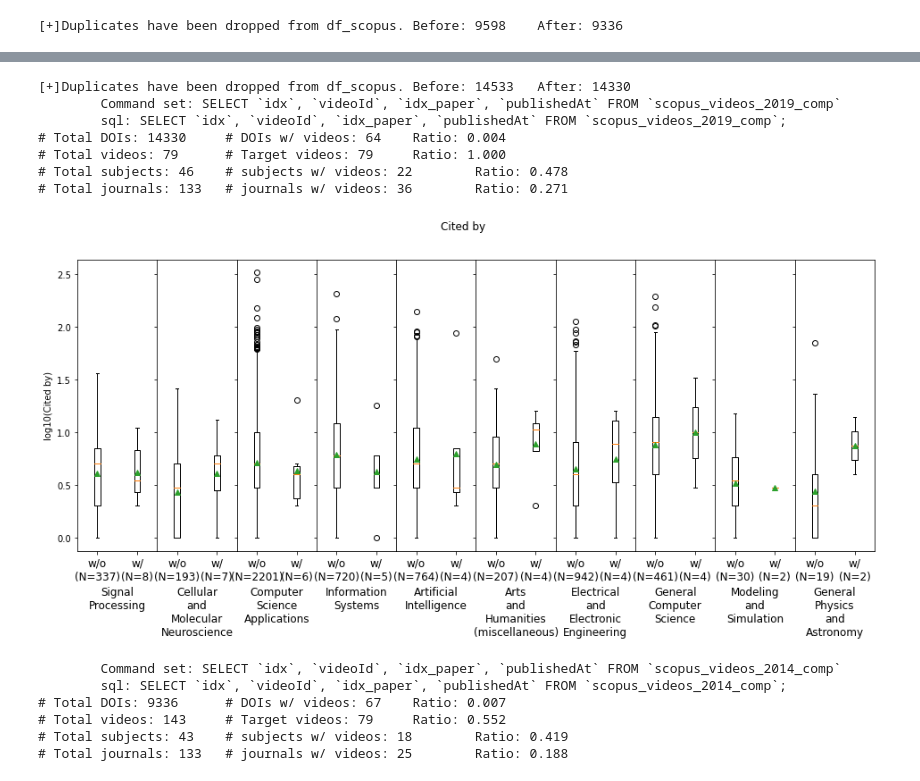
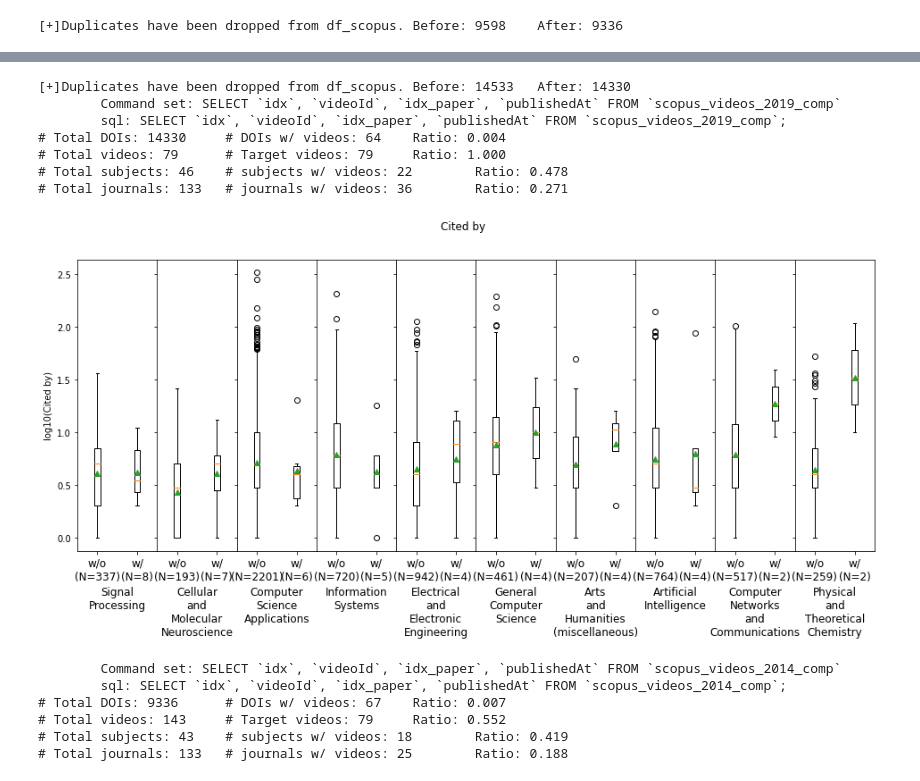
Before and after one commit to Hweemyoung/mastersdegree, a Jupyter notebook: ytcrawl/customs/201130 Boxplot by scopus sub-subjects.ipynb, the cells around one changed output, grey strips where cells are left out. Cells and saved outputs as stored; diff of their text form; code cells hidden in the pictures.

```diff
--- a/ytcrawl/customs/201130 Boxplot by scopus sub-subjects.ipynb
+++ b/ytcrawl/customs/201130 Boxplot by scopus sub-subjects.ipynb
@@ -28,17 +28,17 @@ scopus_2014_comp.plot_box_by_journals()
 # %%
-df1 = pd.read_csv("/home/hweem/git/mastersdegree/ytcrawl/customs/scopus/scopus_math+comp_top5perc_1901-1906.csv")
-df1_sources = pd.read_csv("scopus/source_math+comp,2018.csv", header=0)
+df1 = pd.read_csv("/home/hweem/git/mastersdegree/ytcrawl/customs/scopus/scopus_2019_comp.csv")
+df1_sources = pd.read_csv("scopus/source-results-math_cs-citescore-2018.csv", header=0)
 scopus_2019_comp = ScopusHandler(df1, df1_sources, "scopus_videos_2019_comp")
 scopus_2019_comp.plot_box_by_journals()
 # %% [output]
 [+]Duplicates have been dropped from df_scopus. Before: 14533   After: 14330
         Command set: SELECT `idx`, `videoId`, `idx_paper`, `publishedAt` FROM `scopus_videos_2019_comp`
         sql: SELECT `idx`, `videoId`, `idx_paper`, `publishedAt` FROM `scopus_videos_2019_comp`;
 # Total DOIs: 14330     # DOIs w/ videos: 64    Ratio: 0.004
 # Total videos: 79      # Target videos: 79     Ratio: 1.000
 # Total subjects: 46    # subjects w/ videos: 22        Ratio: 0.478
 # Total journals: 133   # journals w/ videos: 36        Ratio: 0.271
-[figure, old version]
+[figure, new version]
 # %%
 scopus_2014_comp.plot_box_by_journals(days_until=360)
 # %% [output]
```
Also changed, not shown: parts of 2 cells of this notebook, 6 other files.
